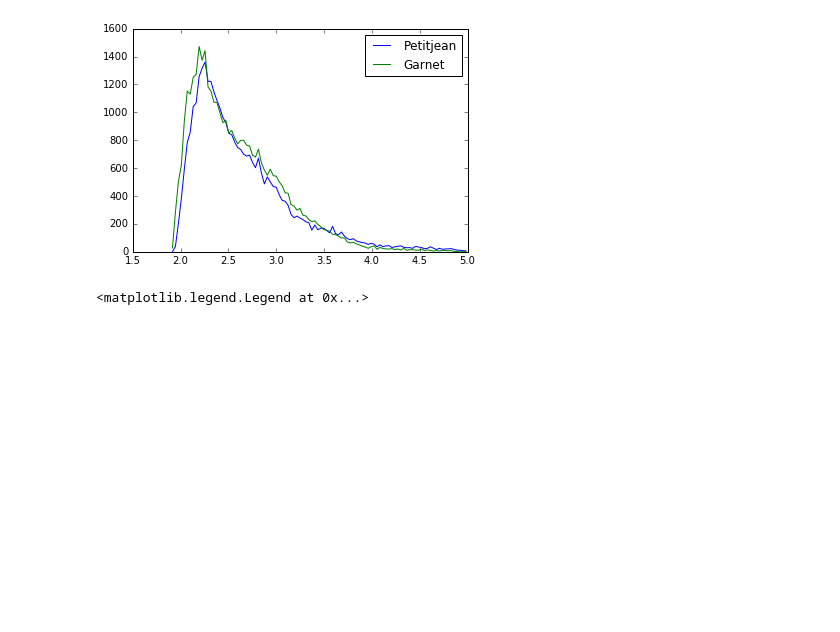
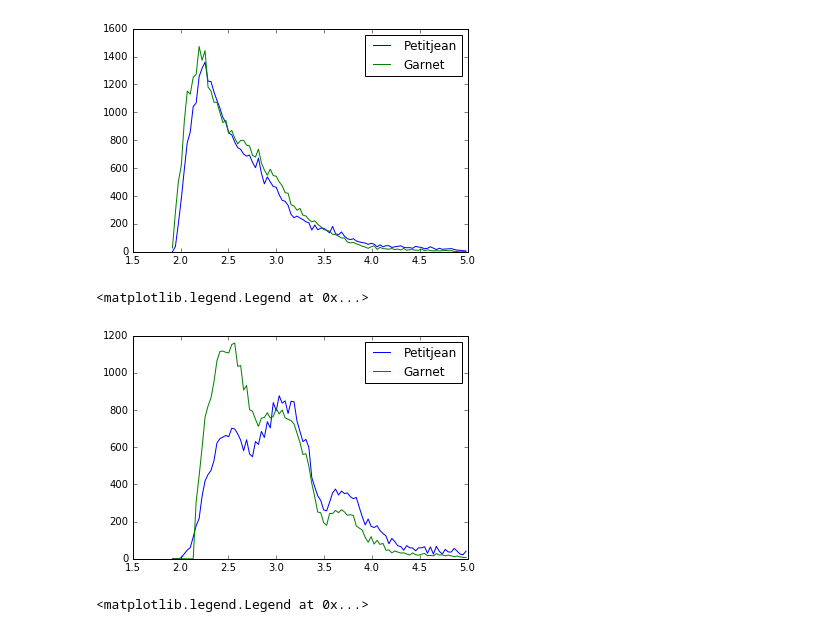
Before and after one commit to damonge/QxK, a Jupyter notebook: ipynb/comparison.ipynb, the cells around one changed output. Cells and saved outputs as stored; diff of their text form; code cells hidden in the pictures; blank space fills up the shorter version.

```diff
--- a/ipynb/comparison.ipynb
+++ b/ipynb/comparison.ipynb
@@ -3,12 +3,13 @@ import numpy as np
 import matplotlib.pyplot as plt
 %matplotlib inline
 # %%
-da=map(lambda x:x.split(),open('table3.dat').readlines())
-pet=map(lambda x:x.split(),open('../DLA_DR12_v2.dat').readlines()[2:])
+da=map(lambda x:x.split(),open('../..//dla_catalog_dr12q_lyb_lya/ascii_catalog/table3.dat').readlines())
+pet=map(lambda x:x.split(),open('../../dla_catalog_dr12q_lyb_lya/DLA_DR12_v2.dat').readlines()[2:])
 # %%
 #Granet catalog
 nHi=np.array([float(x[-1]) for x in da])
 z=np.array([float(x[-2]) for x in da])
+zq=np.array([float(x[7]) for x in da])
 p=np.array([float(x[-3]) for x in da])
 pn=np.array([float(x[-4]) for x in da])
 tid=[int(x[0]) for x in da]
@@ -19,5 +20,6 @@ _=plt.hist(p,bins=100)
 # %%
 # Pasquier catalog
 tidp=[int(x[0]) for x in pet]
-zp=[float(x[9]) for x in pet]
-nHp=[float(x[10]) for x in pet]
+zqp=np.array([float(x[4]) for x in pet])
+zp=np.array([float(x[9]) for x in pet])
+nHip=np.array([float(x[10]) for x in pet])
@@ -64,5 +36,18 @@ plt.legend()
 # %% [output]
 <matplotlib.legend.Legend at 0x...>
 [figure]
+# %%
+# Plot histogram of QSO redshift in the two catalogs
+histp,edp=np.histogram(zqp,bins=100, range=(1.9,5.0))
+w=np.where(p>0.80) #take just p>0.8 from Granet as true DLAs, gives a right number
+hist,ed=np.histogram(zq[w],bins=100,range=(1.9,5.0))
+def m(x):
+    return 0.5*(x[1:]+x[:-1])
+plt.plot(m(edp),histp,label='Petitjean')
+plt.plot(m(ed),hist,label='Garnet')
+plt.legend()
+# %% [output]
+<matplotlib.legend.Legend at 0x...>
+[figure, added]
 # %%
 # plot histogram of nHI in the two catalogs
```
Also changed, not shown: parts of 8 cells of this notebook.
